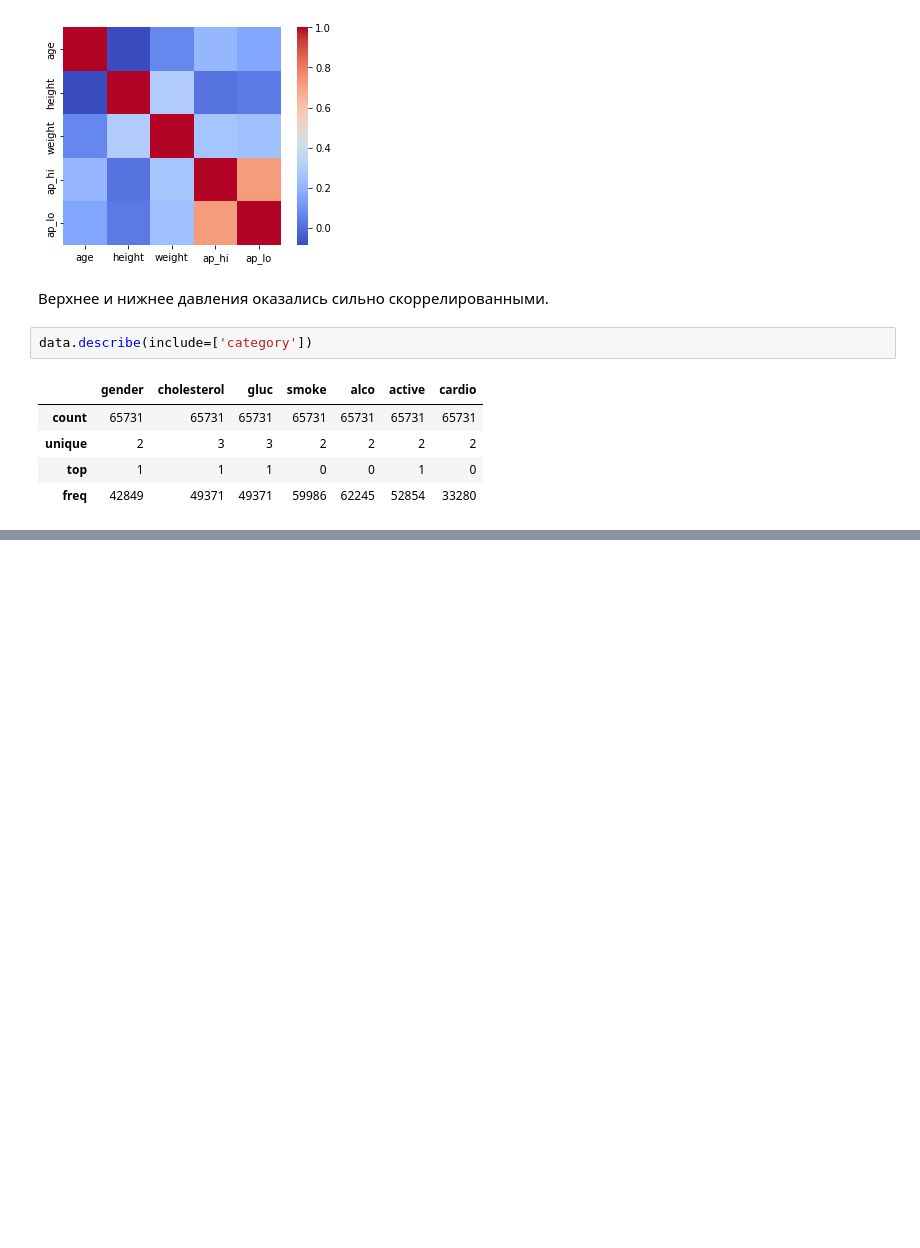
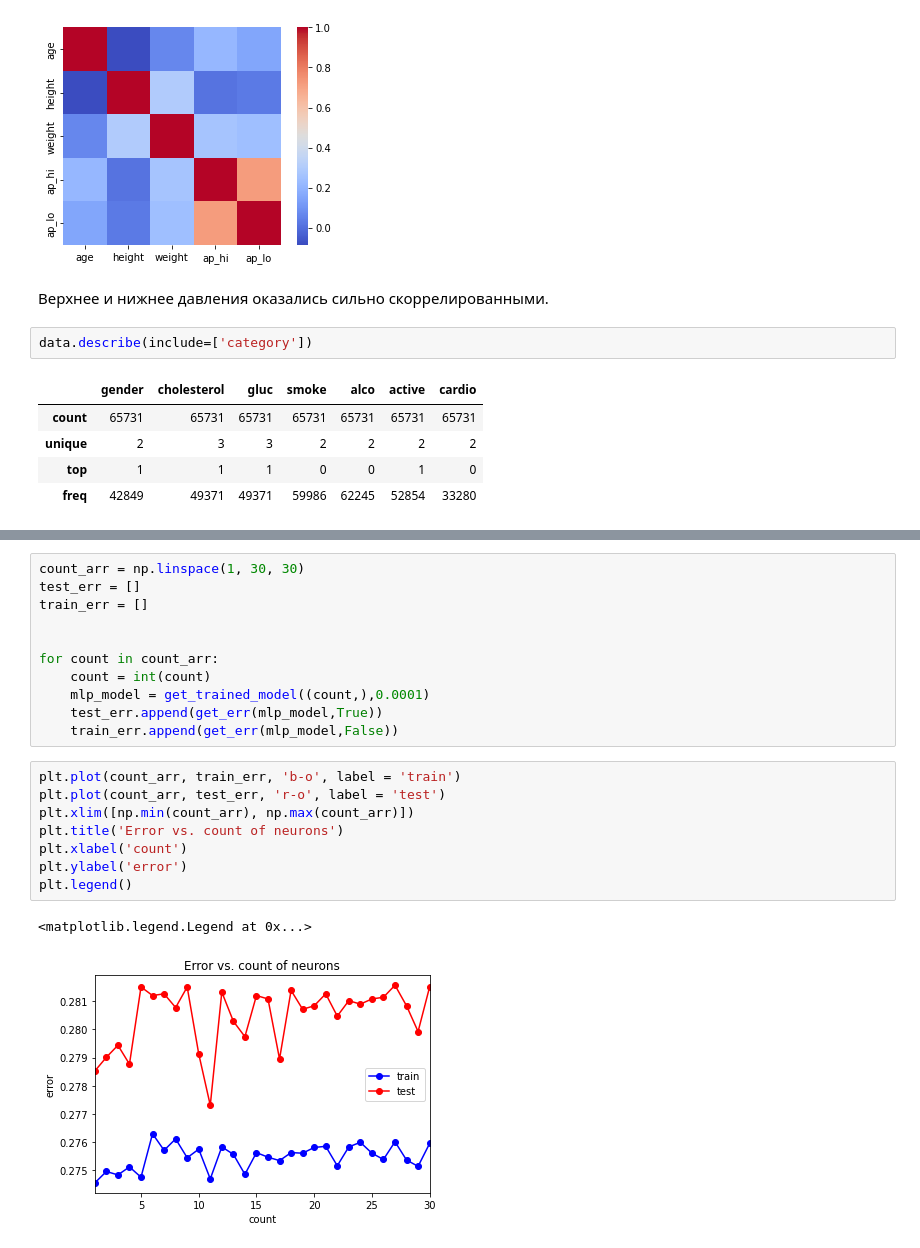
Before and after one commit to palisarbaro/ml, a Jupyter notebook: dz2.ipynb, the cells around one changed output, grey strips where cells are left out. Saved outputs shown, nothing was run; the diff lists cells and outputs as text; blank space fills up the shorter version.

```diff
--- a/dz2.ipynb
+++ b/dz2.ipynb
@@ -320,0 +347,22 @@ for k in [1,3,5,10,50,100]:
+# %%
+count_arr = np.linspace(1, 30, 30)
+test_err = []
+train_err = []
+
+
+for count in count_arr:
+    count = int(count)
+    mlp_model = get_trained_model((count,),0.0001)
+    test_err.append(get_err(mlp_model,True))
+    train_err.append(get_err(mlp_model,False))
+# %%
+plt.plot(count_arr, train_err, 'b-o', label = 'train')
+plt.plot(count_arr, test_err, 'r-o', label = 'test')
+plt.xlim([np.min(count_arr), np.max(count_arr)])
+plt.title('Error vs. count of neurons')
+plt.xlabel('count')
+plt.ylabel('error')
+plt.legend()
+# %% [output]
+<matplotlib.legend.Legend at 0x...>
+[figure, added]
```
Also changed, not shown: parts of 19 cells of this notebook.
